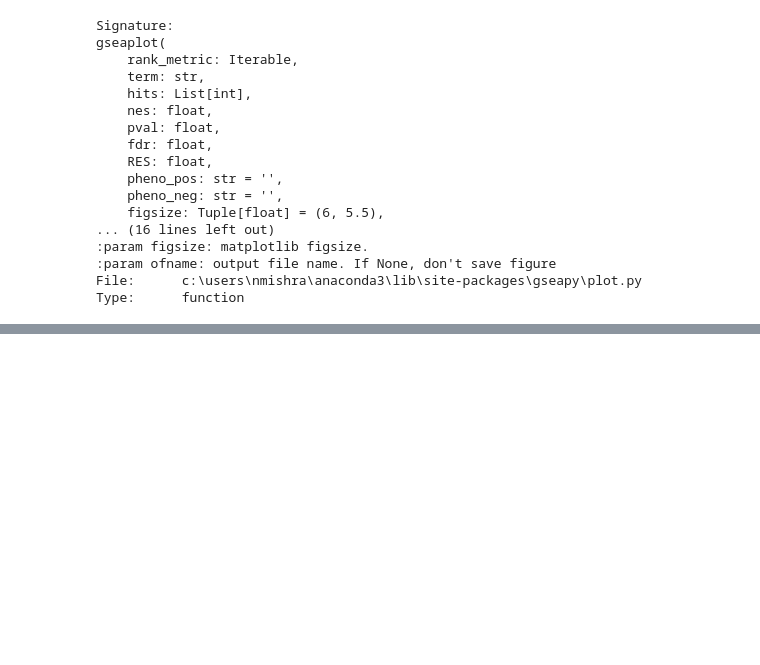
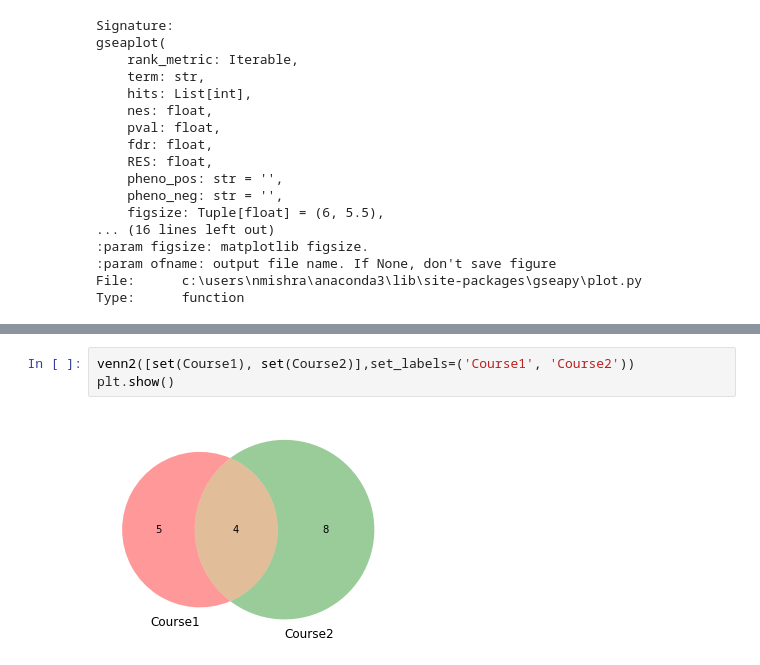
Before and after one commit to nitishkumarmishra/Python-codes, a Jupyter notebook: volcano.ipynb, the cells around one changed output, grey strips where cells are left out. Saved outputs shown, nothing was run; the diff lists cells and outputs as text; blank space fills up the shorter version.

```diff
--- a/volcano.ipynb
+++ b/volcano.ipynb
@@ -533,0 +551,5 @@ Type:      function
+# %%
+venn2([set(Course1), set(Course2)],set_labels=('Course1', 'Course2'))
+plt.show()
+# %% [output]
+[figure, added]
```
Also changed, not shown: parts of 7 cells of this notebook.
